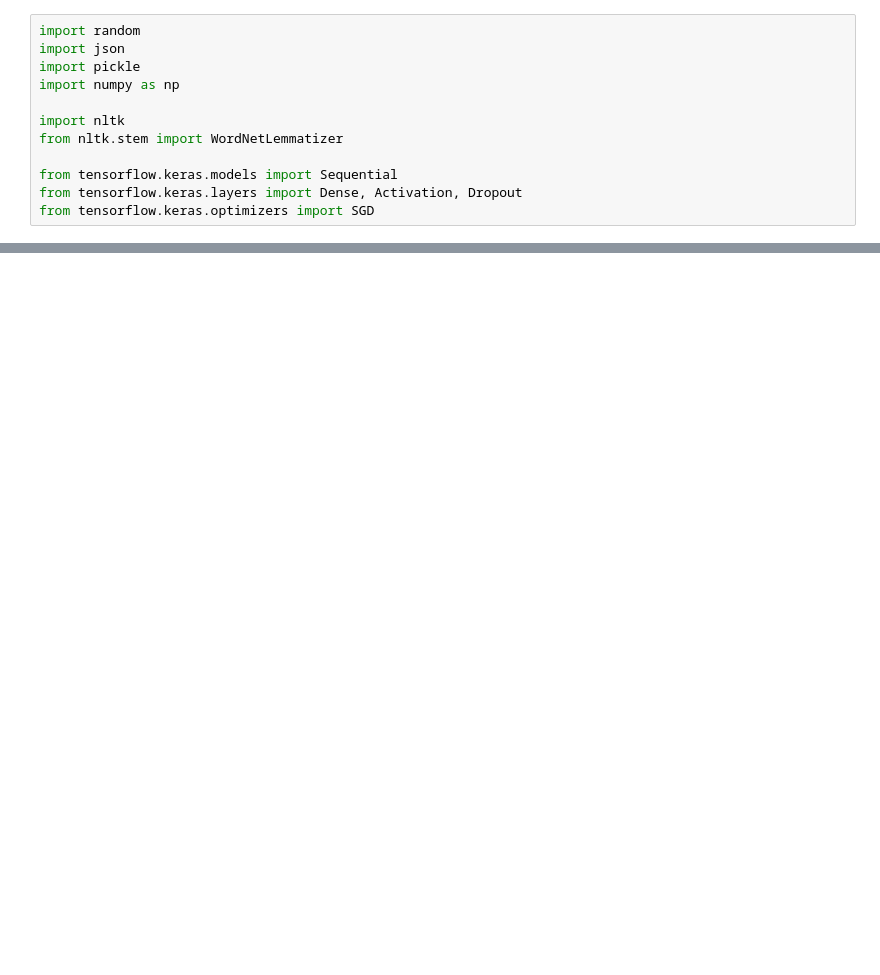
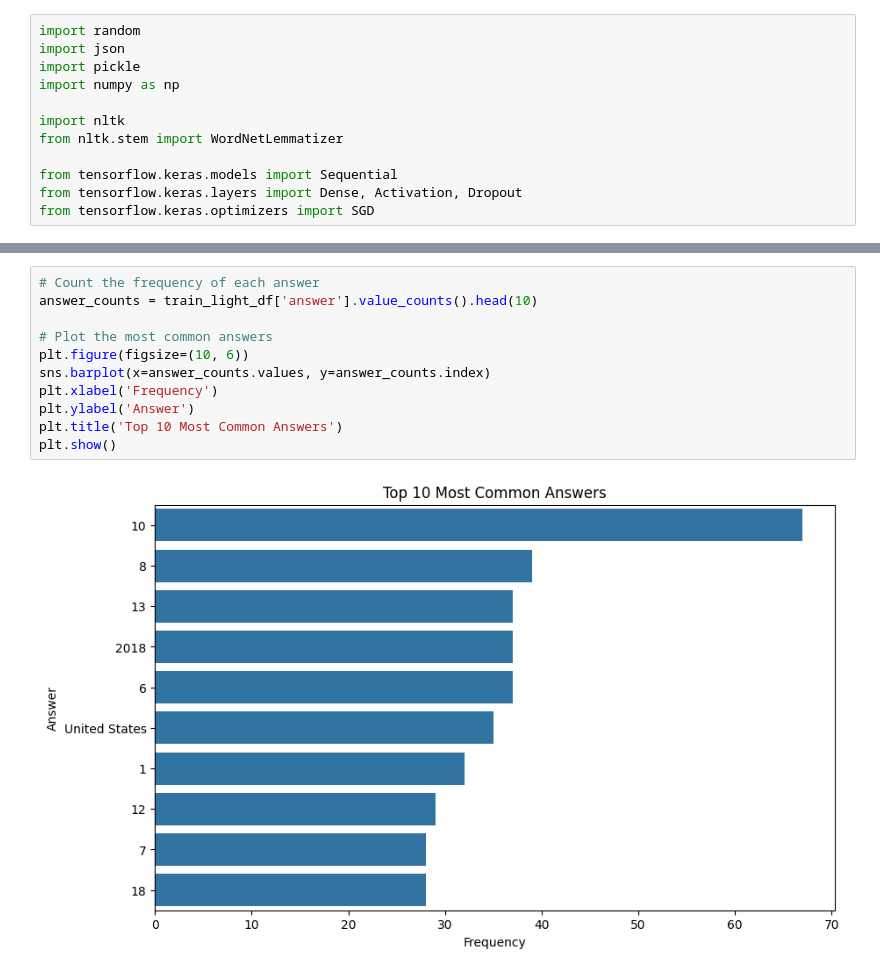
Before and after one commit to Nawel-Bellil/chat-bot-Q-and-A, a Jupyter notebook: chatbot.ipynb, the cells around one changed output, grey strips where cells are left out. Cells and saved outputs as stored; diff of their text form; blank space fills up the shorter version.

```diff
--- a/chatbot.ipynb
+++ b/chatbot.ipynb
@@ -68,0 +110,13 @@ NameError: name 'WordNetLemmatizer' is not defined
+# %%
+# Count the frequency of each answer
+answer_counts = train_light_df['answer'].value_counts().head(10)
+
+# Plot the most common answers
+plt.figure(figsize=(10, 6))
+sns.barplot(x=answer_counts.values, y=answer_counts.index)
+plt.xlabel('Frequency')
+plt.ylabel('Answer')
+plt.title('Top 10 Most Common Answers')
+plt.show()
+# %% [output]
+[figure, added]
```
Also changed, not shown: parts of 8 cells of this notebook.
